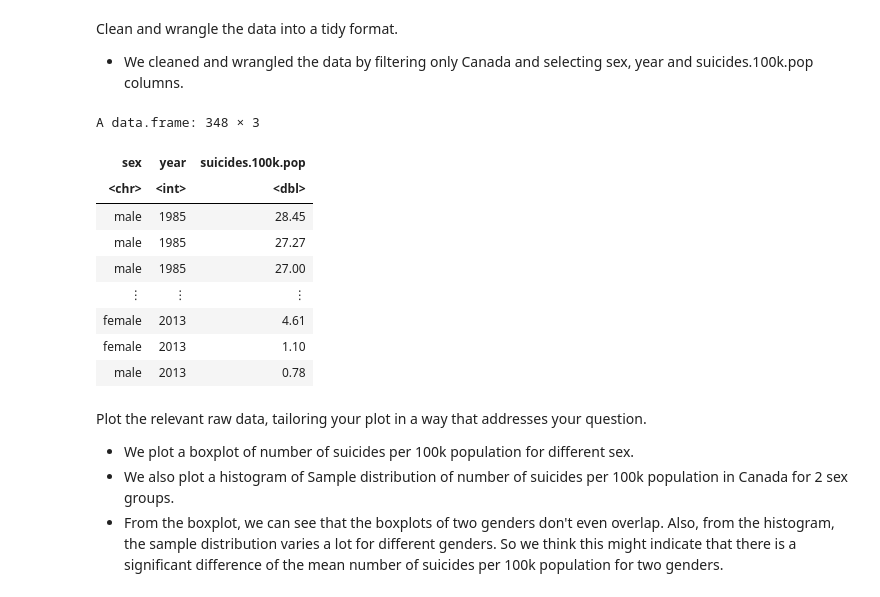
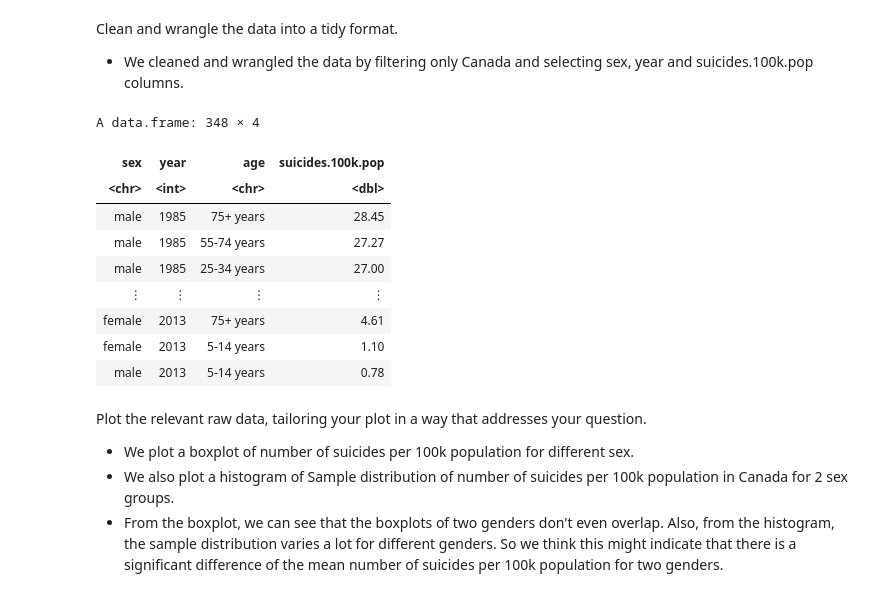
Before and after one commit to agoel25/stat_201_group_11, a Jupyter notebook: Proposal.ipynb, the cells around one changed output. Cells and saved outputs as stored; diff of their text form; code cells hidden in the pictures.

```diff
--- a/Proposal.ipynb
+++ b/Proposal.ipynb
@@ -42,19 +60,19 @@ Clean and wrangle the data into a tidy format.
 # %%
 suicide_sample <- Suicide_p %>%
                   filter(country %in% c("Canada")) %>%
-                  select(sex, year, suicides.100k.pop)
+                  select(sex, year, age, suicides.100k.pop)
 suicide_sample
 # %% [output]
-A data.frame: 348 × 3
+A data.frame: 348 × 4
-| sex | year | suicides.100k.pop |
-| <chr> | <int> | <dbl> |
-| male | 1985 | 28.45 |
-| male | 1985 | 27.27 |
-| male | 1985 | 27.00 |
-| ⋮ | ⋮ | ⋮ |
-| female | 2013 | 4.61 |
-| female | 2013 | 1.10 |
-| male | 2013 | 0.78 |
+| sex | year | age | suicides.100k.pop |
+| <chr> | <int> | <chr> | <dbl> |
+| male | 1985 | 75+ years | 28.45 |
+| male | 1985 | 55-74 years | 27.27 |
+| male | 1985 | 25-34 years | 27.00 |
+| ⋮ | ⋮ | ⋮ | ⋮ |
+| female | 2013 | 75+ years | 4.61 |
+| female | 2013 | 5-14 years | 1.10 |
+| male | 2013 | 5-14 years | 0.78 |
 # %% [markdown]
 Plot the relevant raw data, tailoring your plot in a way that addresses your question.
 - We plot a boxplot of number of suicides per 100k population for different sex.
```
Also changed, not shown: parts of 2 cells of this notebook.
